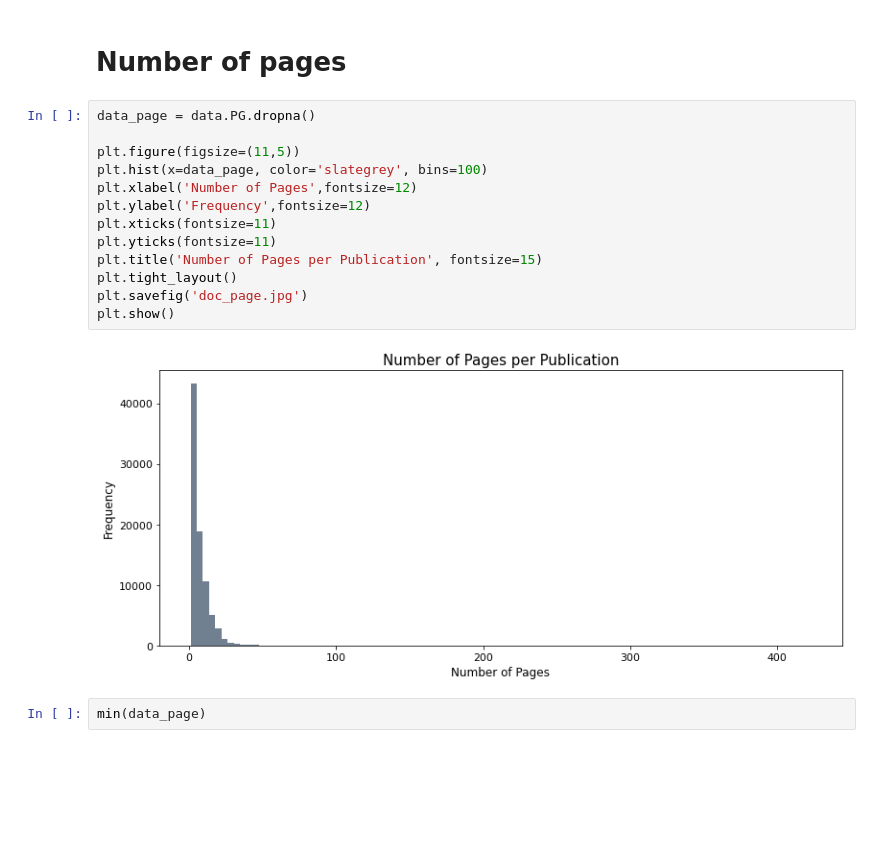
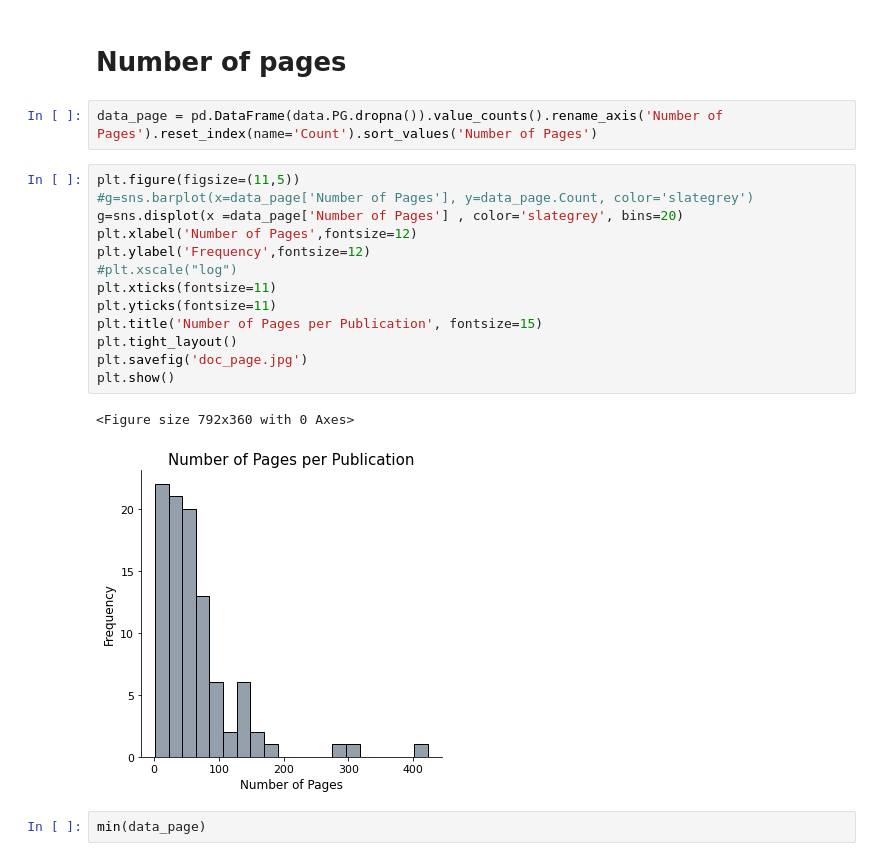
Before and after one commit to schneeboat/ana_2020, a Jupyter notebook: bibliographic_cov19_2020.ipynb, the cells around one changed output. Cells and saved outputs as stored; diff of their text form; blank space fills up the shorter version.

```diff
--- a/bibliographic_cov19_2020.ipynb
+++ b/bibliographic_cov19_2020.ipynb
@@ -182,21 +182,24 @@ len(data.JI.dropna().value_counts())
 7501
 # %% [markdown]
 # Number of pages
+# %%
+data_page = pd.DataFrame(data.PG.dropna()).value_counts().rename_axis('Number of Pages').reset_index(name='Count').sort_values('Number of Pages')
 # %%
-data_page = data.PG.dropna()
-
 plt.figure(figsize=(11,5))
-plt.hist(x=data_page, color='slategrey', bins=100)
+#g=sns.barplot(x=data_page['Number of Pages'], y=data_page.Count, color='slategrey')
+g=sns.displot(x =data_page['Number of Pages'] , color='slategrey', bins=20)
 plt.xlabel('Number of Pages',fontsize=12)
 plt.ylabel('Frequency',fontsize=12)
+#plt.xscale("log")
 plt.xticks(fontsize=11)
 plt.yticks(fontsize=11)
 plt.title('Number of Pages per Publication', fontsize=15)
 plt.tight_layout()
 plt.savefig('doc_page.jpg')
 plt.show()
 # %% [output]
+<Figure size 792x360 with 0 Axes>
-[figure, old version]
+[figure, new version]
 # %%
 min(data_page)
 # %% [output]
```
Also changed, not shown: parts of 63 cells of this notebook.
